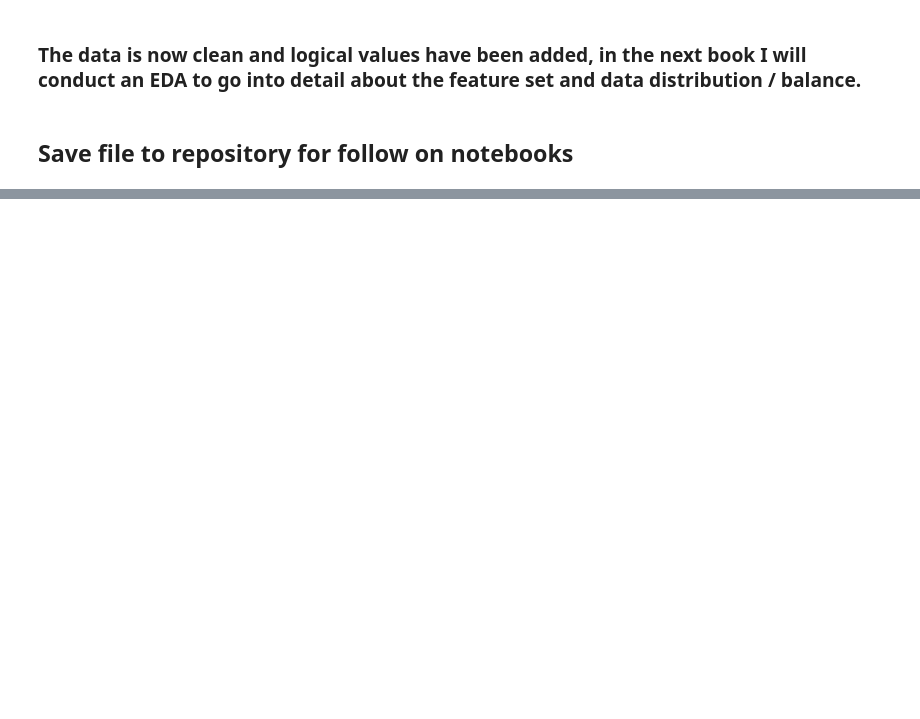
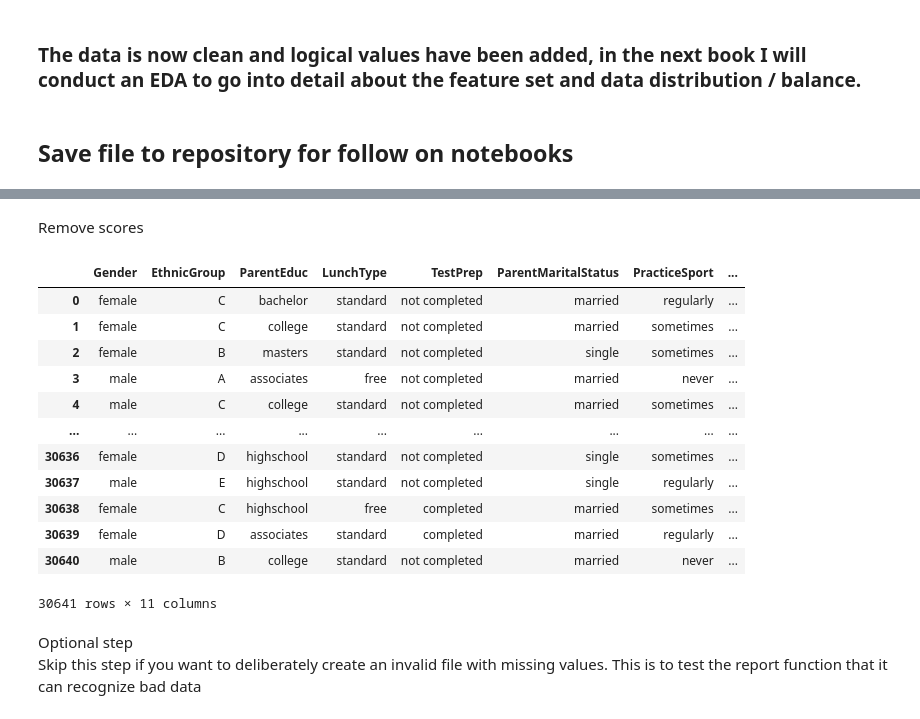
Before and after one commit to A-Hoenig/student-AI, a Jupyter notebook: jupyter_notebooks/NB_2_data_cleaning.ipynb, the cells around one changed output, grey strips where cells are left out. Saved outputs shown, nothing was run; the diff lists cells and outputs as text; code cells hidden in the pictures; blank space fills up the shorter version.

```diff
--- a/jupyter_notebooks/NB_2_data_cleaning.ipynb
+++ b/jupyter_notebooks/NB_2_data_cleaning.ipynb
@@ -222,5 +270,5 @@ df['NrSiblings'].dtype
 # %% [markdown]
 ### Convert nrSiblings Variable to categorical by changing dtype to  string
 # %%
-df['NrSiblings'] = df['NrSiblings'].astype('category')
+df['NrSiblings'] = df['NrSiblings'].astype('object')
 df['NrSiblings'].dtype
@@ -284,0 +352,22 @@ df.to_csv(file_path, index=False)
+# %% [markdown]
+Remove scores
+# %%
+df.drop(columns=['MathScore','ReadingScore','WritingScore'], inplace= True)
+df
+# %% [output]
+|  | Gender | EthnicGroup | ParentEduc | LunchType | TestPrep | ParentMaritalStatus | PracticeSport | ... |
+| 0 | female | C | bachelor | standard | not completed | married | regularly | ... |
+| 1 | female | C | college | standard | not completed | married | sometimes | ... |
+| 2 | female | B | masters | standard | not completed | single | sometimes | ... |
+| 3 | male | A | associates | free | not completed | married | never | ... |
+| 4 | male | C | college | standard | not completed | married | sometimes | ... |
+| ... | ... | ... | ... | ... | ... | ... | ... | ... |
+| 30636 | female | D | highschool | standard | not completed | single | sometimes | ... |
+| 30637 | male | E | highschool | standard | not completed | single | regularly | ... |
+| 30638 | female | C | highschool | free | completed | married | sometimes | ... |
+| 30639 | female | D | associates | standard | completed | married | regularly | ... |
+| 30640 | male | B | college | standard | not completed | married | never | ... |
+30641 rows × 11 columns
+# %% [markdown]
+Optional step<br>
+Skip this step if you want to deliberately create an invalid file with missing values. This is to test the report function that it can recognize bad data
```
Also changed, not shown: parts of 18 cells of this notebook, 2 other files.
